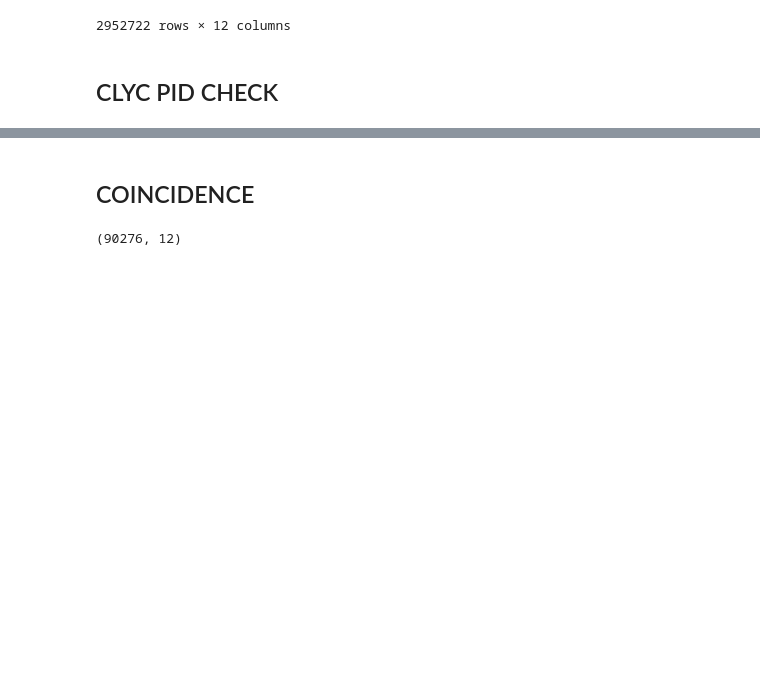
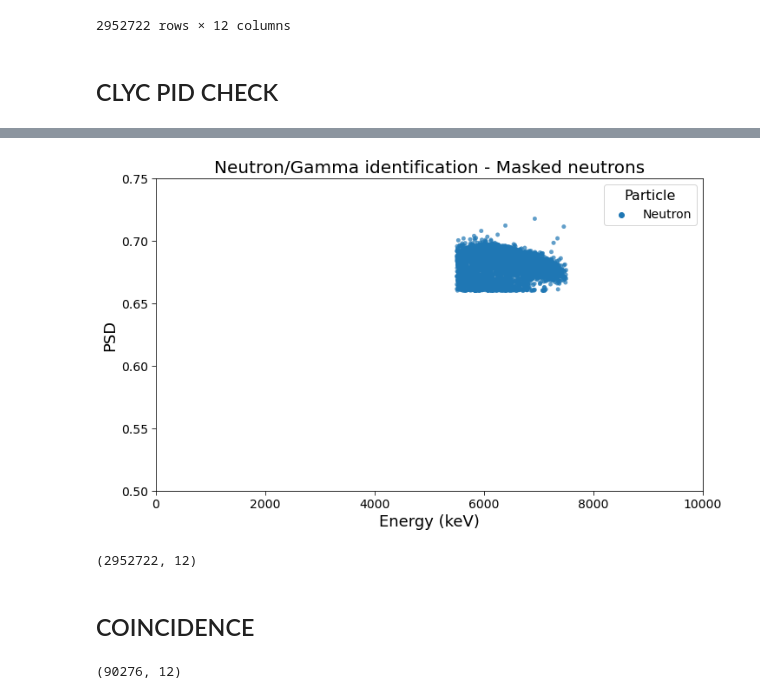
Before and after one commit to niklai99/advanced-laboratory, a Jupyter notebook: beam-analysis/coincidence.ipynb, the cells around one changed output, grey strips where cells are left out. Drawn from its saved outputs; the diff is of its cells as text; code cells hidden in the pictures; blank space fills up the shorter version.

```diff
--- a/beam-analysis/coincidence.ipynb
+++ b/beam-analysis/coincidence.ipynb
@@ -90,6 +90,13 @@ data_clyc
 | 2952720 | 1 | 2 | 16384 | 15868474360183998 | 54 | 21 | 243.610127 | 76.521519 | ... |
 | 2952721 | 1 | 2 | 16384 | 15868481724065264 | 256 | 108 | 1266.394937 | 517.027848 | ... |
 2952722 rows × 12 columns
+# %%
+# mask on the neutrons
+# energy between 5500 kev and 7500 kev
+# psd between 0.66 and 0.74
+neutron_mask = (data_clyc["energy_calib"] > 5500) & (data_clyc["energy_calib"] < 7500) & (data_clyc["psd"] > 0.66) & (data_clyc["psd"] < 0.74)
+
+data_clyc_masked = data_clyc[neutron_mask.values]
 # %% [markdown]
 ## CLYC PID CHECK
 # %%
@@ -114,3 +123,28 @@ plt.show()
+# %%
+fig, ax = plt.subplots(figsize=(10, 6), constrained_layout=True)
+
+sns.scatterplot(x='energy_calib', y='psd', hue='Particle', data=data_clyc_masked, palette="tab10", alpha=0.7, edgecolor=None, ax=ax, s=20, legend=True)
+
+
+ax.set_title('Neutron/Gamma identification - Masked neutrons', fontsize=20)
+ax.set_xlabel('Energy (keV)', fontsize=18)
+ax.set_ylabel('PSD', fontsize=18)
+
+
+ax.tick_params(axis="both", which="major", labelsize=14, length=5)
+
+ax.legend(fontsize=14, title_fontsize=16, title="Particle", loc="upper right")
+
+ax.set_xlim(0, 10000)
+ax.set_ylim(0.5, 0.75)
+
+plt.show()
+# %% [output]
+[figure, added]
+# %%
+data_clyc.shape
+# %% [output]
+(2952722, 12)
 # %% [markdown]
 ## COINCIDENCE
 # %%
```
Also changed, not shown: parts of 1 cell of this notebook, 6 other files.
